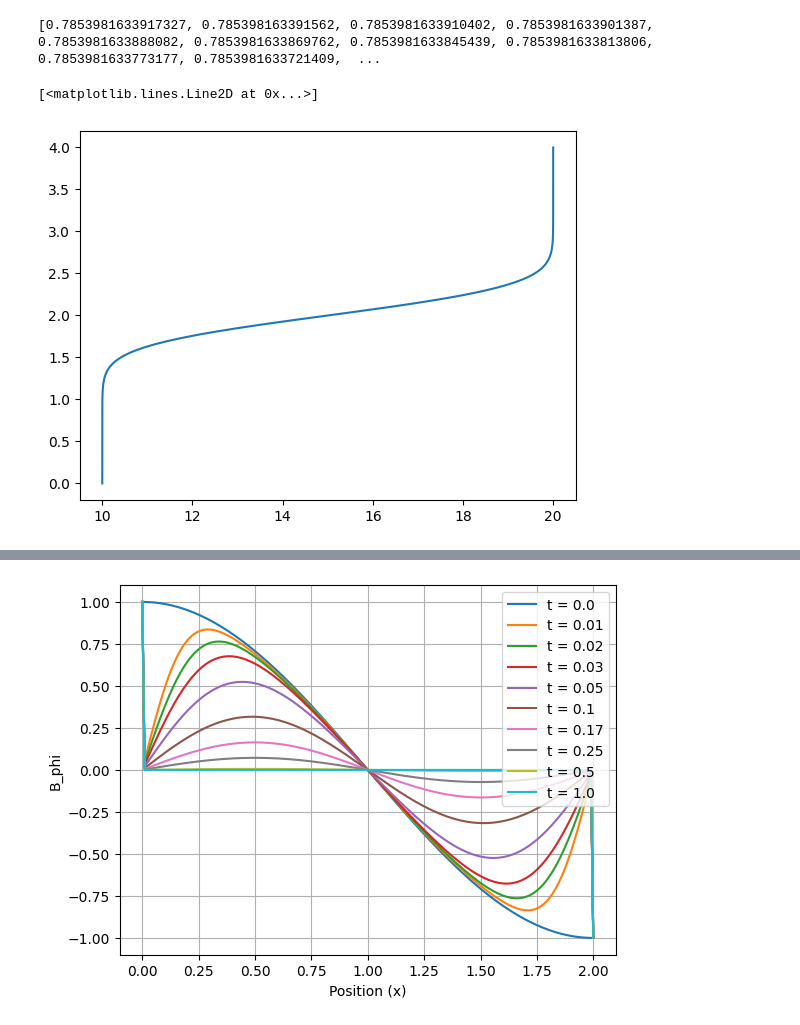
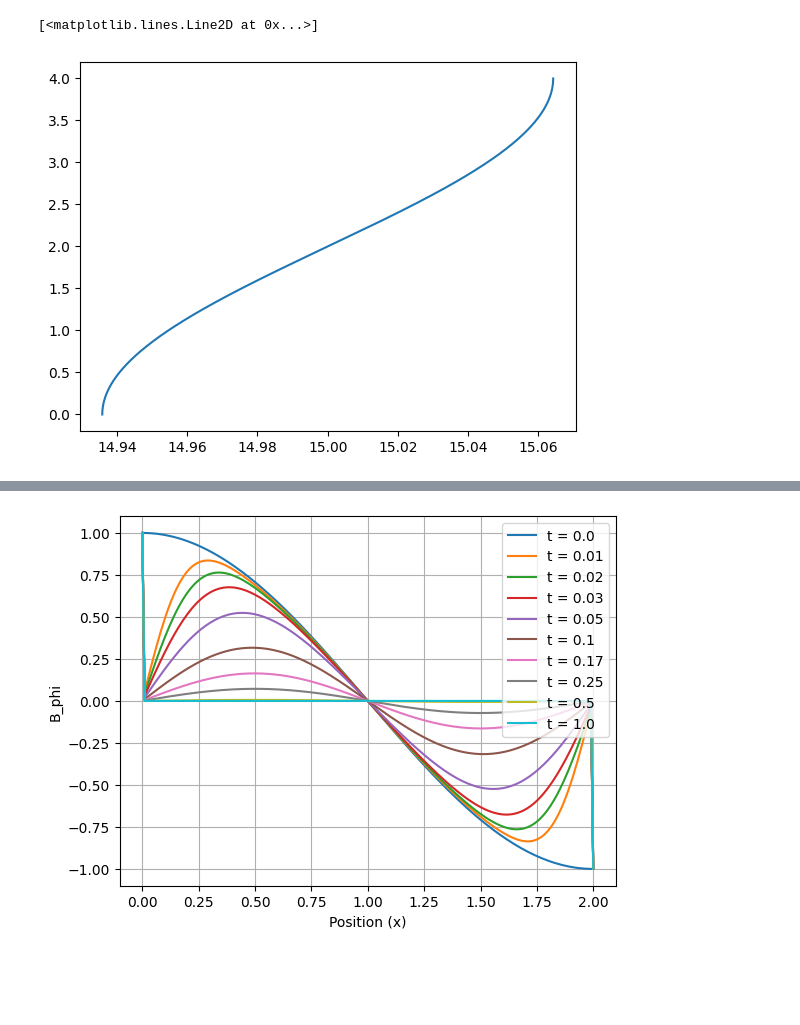
Before and after one commit to mjunaid31/project, a Jupyter notebook: comp.ipynb, the cells around one changed output, grey strips where cells are left out. Cells and saved outputs as stored; diff of their text form; code cells hidden in the pictures; blank space fills up the shorter version.

```diff
--- a/comp.ipynb
+++ b/comp.ipynb
@@ -74,48 +39,47 @@ Lu=0
 lamda=2
 c=4174000
 #c=2104000
-t=86400
+#t=86400
 l=0.01
 Nz=int((Lc-Lu)/l)
-z = np.linspace(Lu, Lc, Nz+1)
+zlist = np.linspace(Lu, Lc, Nz+1)
 import numpy as np
 
 start = 1
 end = 10000
 
 def expression(n,z,t):
     return ((-1)**(n-1))/(2*n-1)*np.cos((2*n-1)*np.pi*z/Lc)*np.exp(-(((2*n-1)*np.pi/Lc)**2)*lamda/c*t)
 
 
 # Define a function to compute the value of each term
 
-def sumfn(expression):
+def sumfn(expression,zlist,t):
     sol=[]
-    for i,val in enumerate(z):
-        result = np.sum(expression(np.arange(start, end+1),val,t))
+    for i,z in enumerate(zlist):
+        result = np.sum(expression(np.arange(start, end+1),z,t))
         sol.append(result)
-    print(sol)
+    #print(sol)
     sol1=np.array(sol)
     ans=(((sol1*2/np.pi)+0.5)*Tu)+((0.5-(sol1*2/np.pi))*Tl)
     return ans
 
 
 
-ans=sumfn(expression)
+ans=sumfn(expression,zlist,15552000)
 #print(ans)
 
-plt.plot(ans,z)
+plt.plot(ans,zlist)
 
 
 # Compute the sum using numpy.sum() with a vectorized version of the function
 # start = 1
 # end = 100
 # sol=[]
-# for i,val in enumerate(z):
-#     result = np.sum(expression(np.arange(start, end+1),val,t))
+# for i,z in enumerate(z):
+#     result = np.sum(expression(np.arange(start, end+1),z,t))
 #     sol.append(result)
 # print(sol)
 # %% [output]
-[0.7853981633917327, 0.785398163391562, 0.7853981633910402, 0.7853981633901387, 0.7853981633888082, 0.7853981633869762, 0.7853981633845439, 0.7853981633813806, 0.7853981633773177, 0.7853981633721409,  ...
+[<matplotlib.lines.Line2D at 0x...>]
-[<matplotlib.lines.Line2D at 0x...>]
-[figure, old version]
+[figure, new version]
```
Also changed, not shown: parts of 8 cells of this notebook, 1 other file.
